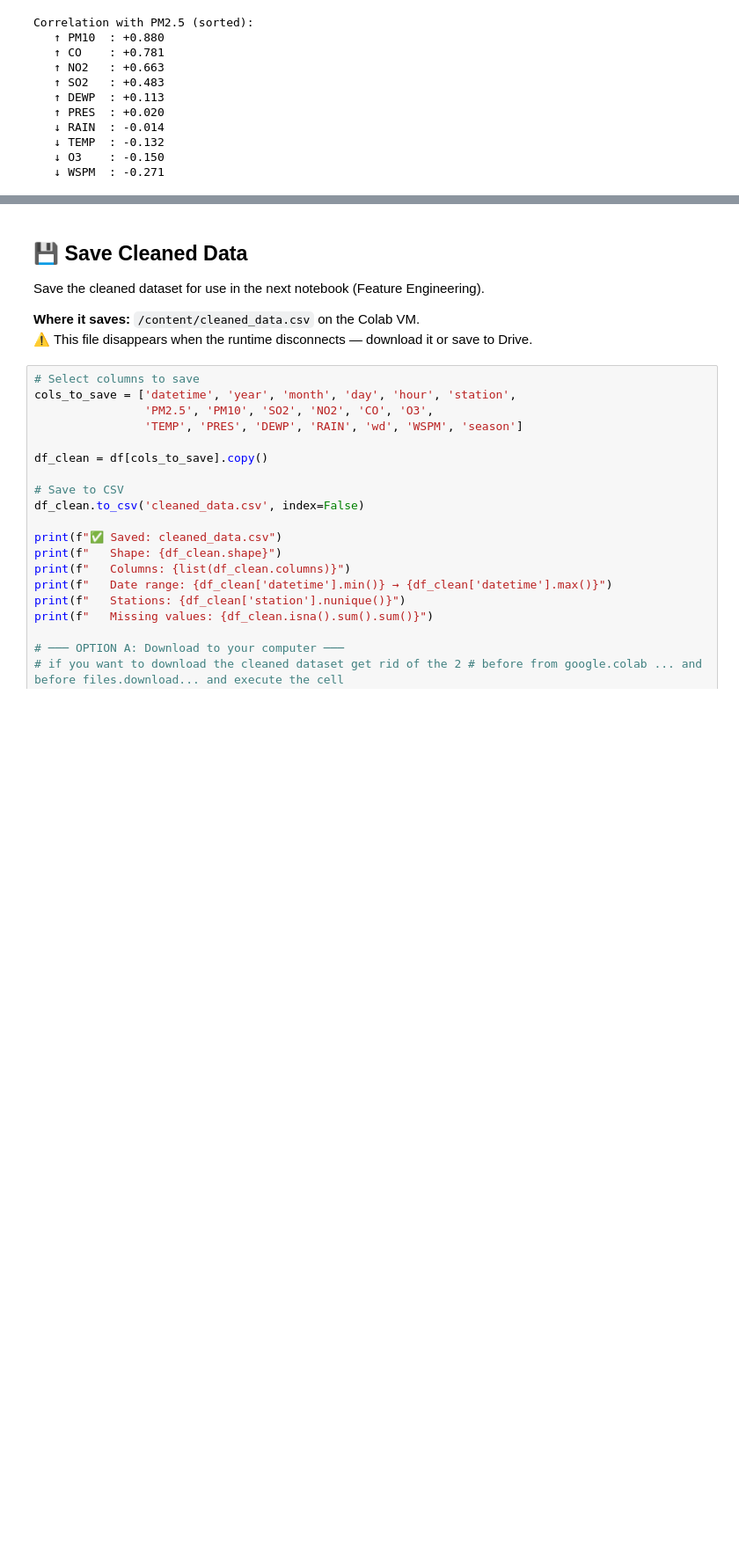
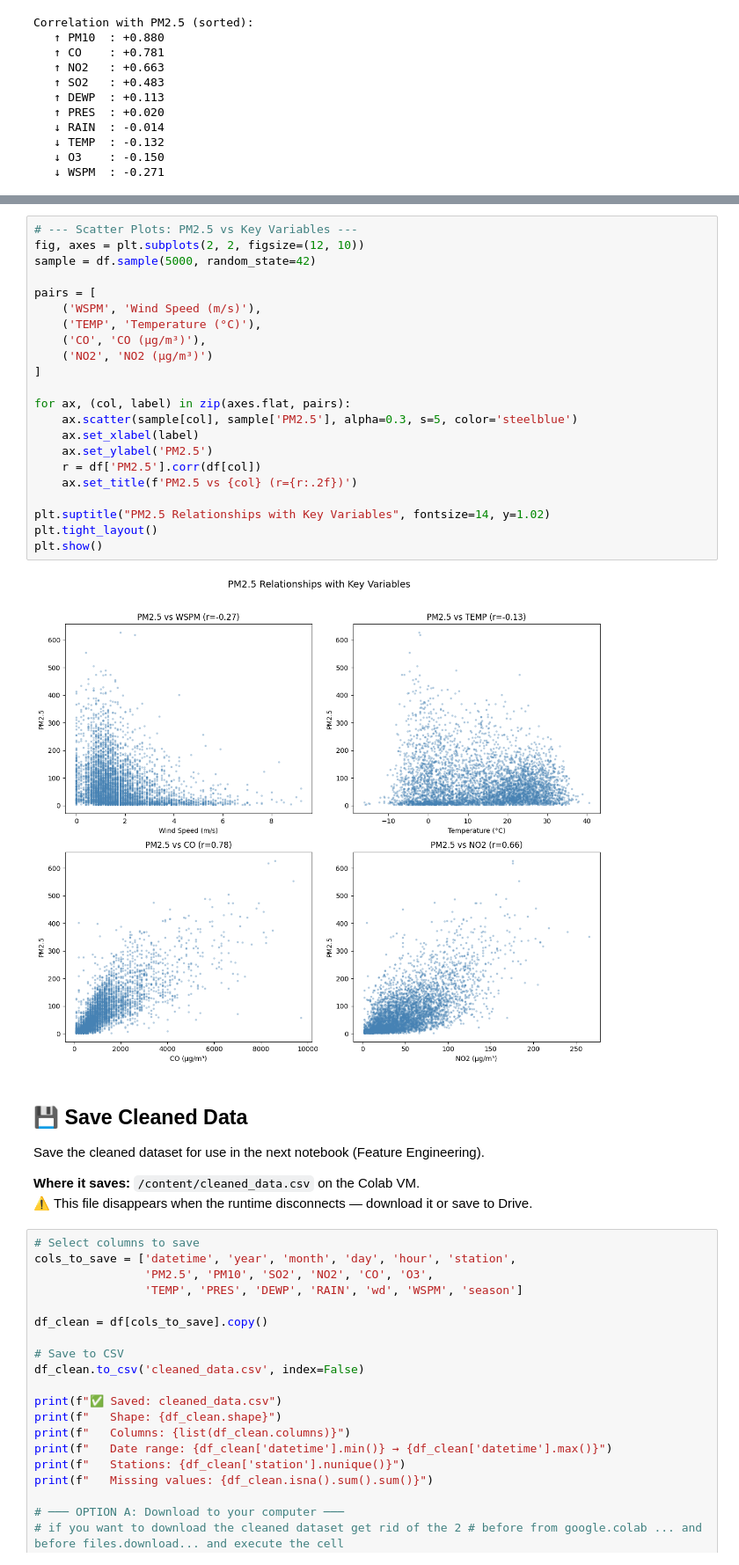
Before and after one commit to Enrik-Shabani/ML-Project-GroupA, a Jupyter notebook: notebooks/01_Data_Exploration_Enrik.ipynb, the cells around one changed output, grey strips where cells are left out. Shown at 88% size. Cells and saved outputs as stored; diff of their text form; blank space fills up the shorter version.

```diff
--- a/notebooks/01_Data_Exploration_Enrik.ipynb
+++ b/notebooks/01_Data_Exploration_Enrik.ipynb
@@ -441,3 +471,27 @@ Correlation with PM2.5 (sorted):
+# %%
+# --- Scatter Plots: PM2.5 vs Key Variables ---
+fig, axes = plt.subplots(2, 2, figsize=(12, 10))
+sample = df.sample(5000, random_state=42)
+
+pairs = [
+    ('WSPM', 'Wind Speed (m/s)'),
+    ('TEMP', 'Temperature (°C)'),
+    ('CO', 'CO (μg/m³)'),
+    ('NO2', 'NO2 (μg/m³)')
+]
+
+for ax, (col, label) in zip(axes.flat, pairs):
+    ax.scatter(sample[col], sample['PM2.5'], alpha=0.3, s=5, color='steelblue')
+    ax.set_xlabel(label)
+    ax.set_ylabel('PM2.5')
+    r = df['PM2.5'].corr(df[col])
+    ax.set_title(f'PM2.5 vs {col} (r={r:.2f})')
+
+plt.suptitle("PM2.5 Relationships with Key Variables", fontsize=14, y=1.02)
+plt.tight_layout()
+plt.show()
+# %% [output]
+[figure, added]
 # %% [markdown]
 ## 💾 Save Cleaned Data
 
```
Also changed, not shown: parts of 1 cell of this notebook.
